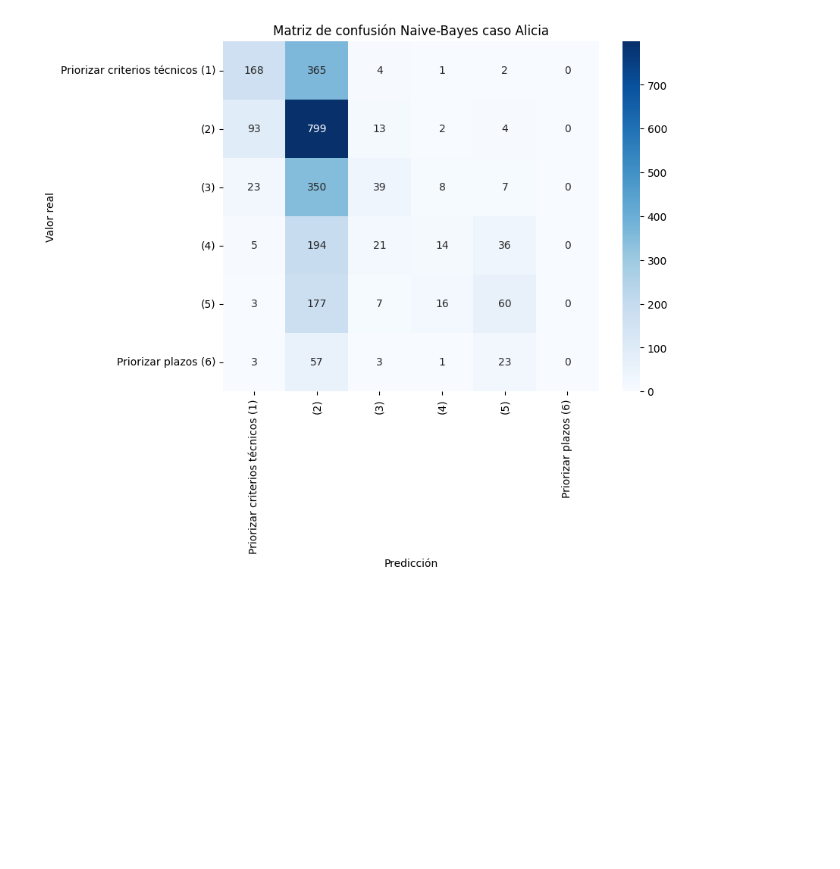
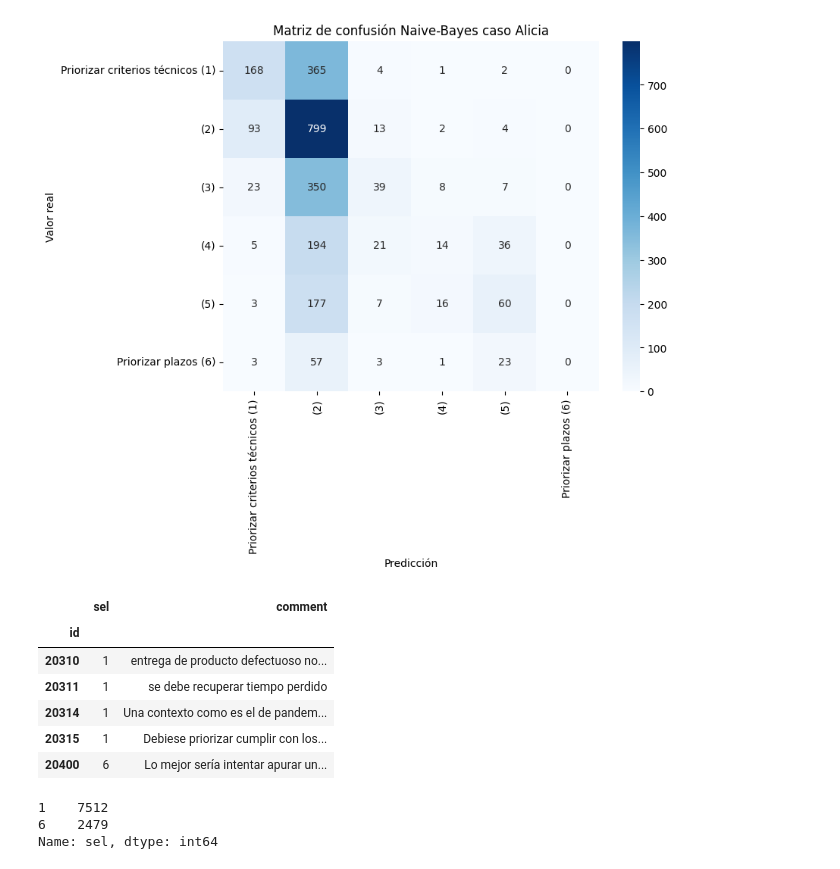
Before and after one commit to camilocarvajalreyes/ethicapp-nlp, a Jupyter notebook: NB_alicia.ipynb, the cells around one changed output. Saved outputs shown, nothing was run; the diff lists cells and outputs as text; code cells hidden in the pictures; blank space fills up the shorter version.

```diff
--- a/NB_alicia.ipynb
+++ b/NB_alicia.ipynb
@@ -128,3 +128,22 @@ plt.title('Matriz de confusión Naive-Bayes caso Alicia')
 plt.show()
 # %% [output]
 [figure]
+# %%
+df.loc[(df['sel']==2) | (df['sel']==3),'sel'] = 1
+df.loc[(df['sel']==4) | (df['sel']==5),'sel'] = 6
+
+df.head()
+# %% [output]
+|  | sel | comment |
+| id |  |  |
+| 20310 | 1 | entrega de producto defectuoso no... |
+| 20311 | 1 | se debe recuperar tiempo perdido |
+| 20314 | 1 | Una contexto como es el de pandem... |
+| 20315 | 1 | Debiese priorizar cumplir con los... |
+| 20400 | 6 | Lo mejor sería intentar apurar un... |
+# %%
+df['sel'].value_counts()
+# %% [output]
+1    7512
+6    2479
+Name: sel, dtype: int64
```
Also changed, not shown: parts of 2 cells of this notebook, 3 other files.
